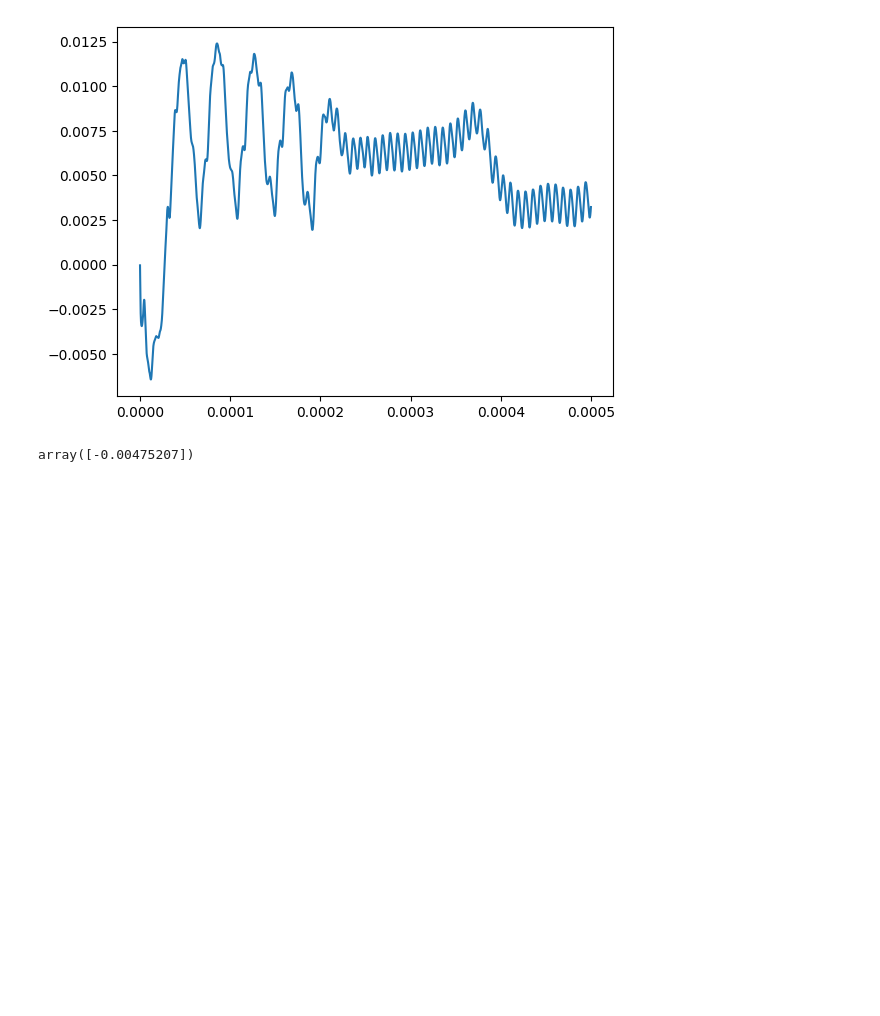
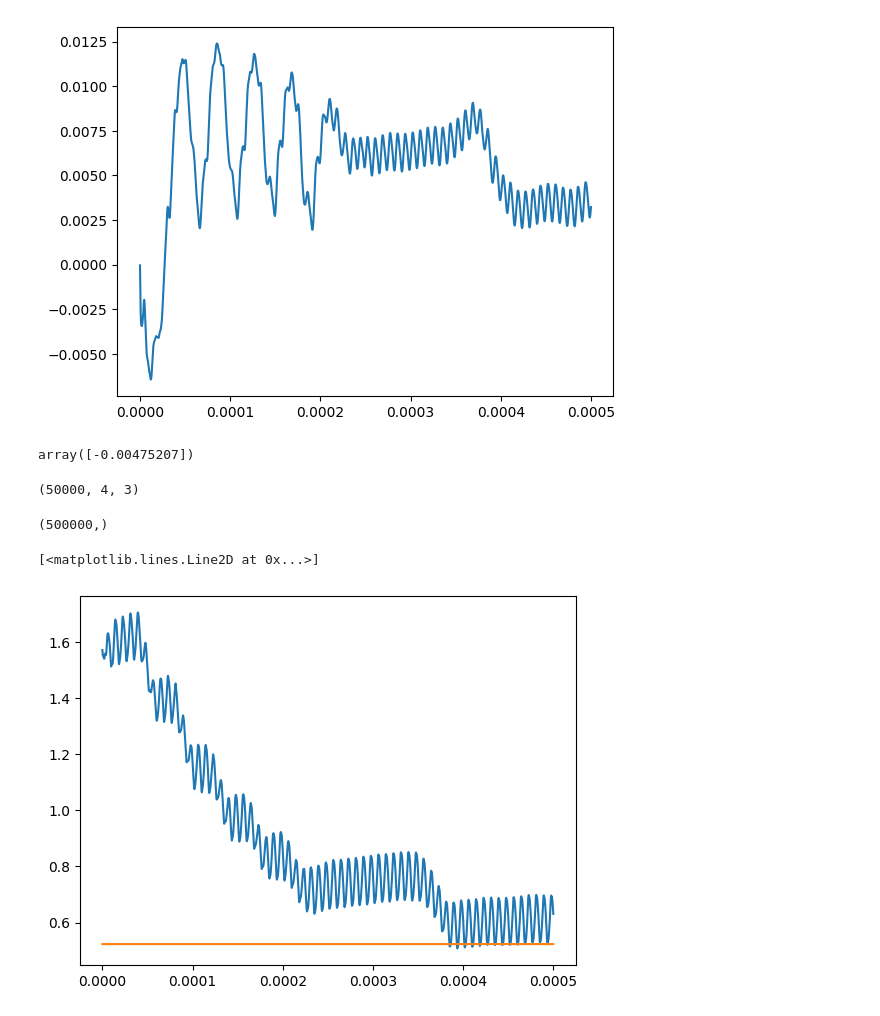
Before and after one commit to Nekoemy/CoBAR_wind_sensing, a Jupyter notebook: FindBias.ipynb, the cells around one changed output. Saved outputs shown, nothing was run; the diff lists cells and outputs as text; code cells hidden in the pictures; blank space fills up the shorter version.

Commit message:
with orient

```diff
--- a/FindBias.ipynb
+++ b/FindBias.ipynb
@@ -437,3 +437,22 @@ plt.plot(time,(np.array(arista_joint[:, 1]) - np.array(arista_joint[:, 3])))
 (np.array(end_effector_R) - np.array(end_effector_L))[-1]
 # %% [output]
 array([-0.00475207])
+# %%
+fly = np.array([obs["fly"] for obs in obs_list])
+# %%
+fly.shape
+# %% [output]
+(50000, 4, 3)
+# %%
+fly_orient_x = fly[:,2,0]
+fly_orient_y = fly[:,2,1]
+# %%
+np.ones(500000).shape
+# %% [output]
+(500000,)
+# %%
+plt.plot(time,fly_orient_x)
+plt.plot(time,np.ones(len(time))*(np.pi/6))
+# %% [output]
+[<matplotlib.lines.Line2D at 0x...>]
+[figure, added]
```
Also changed, not shown: parts of 2 cells of this notebook.
